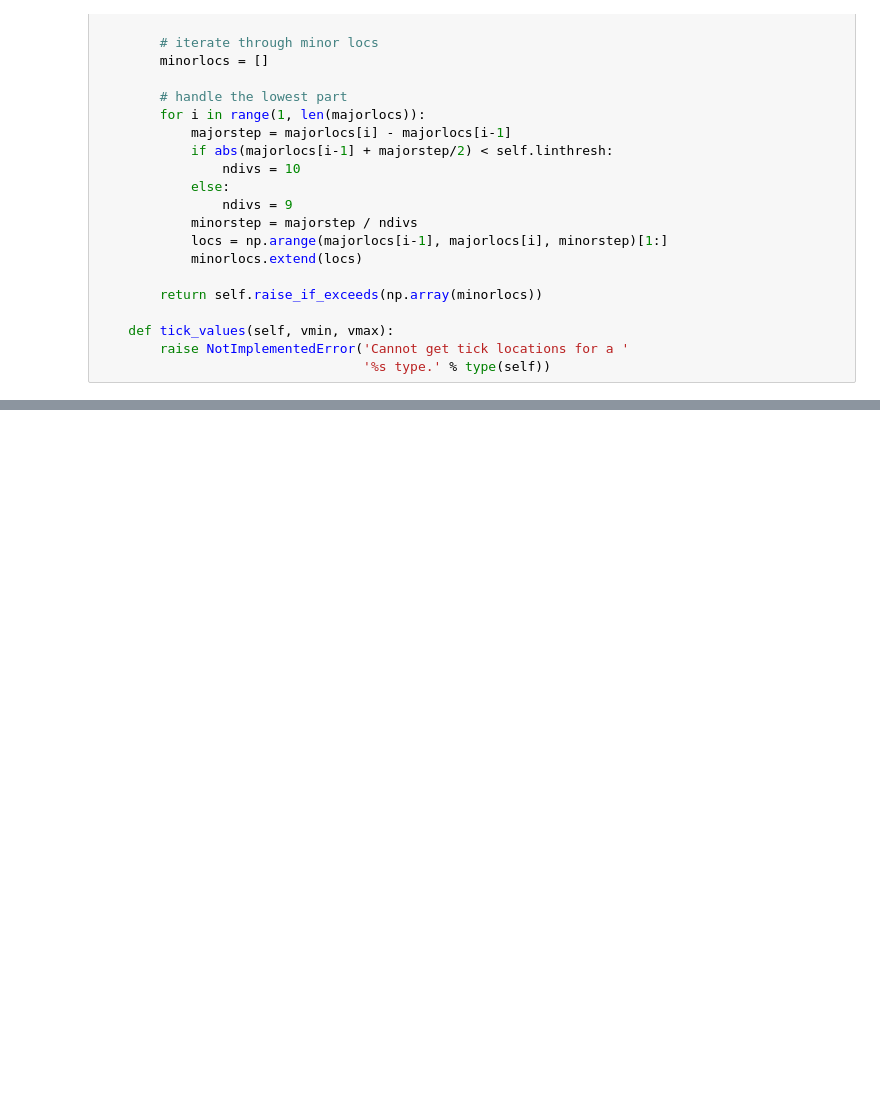
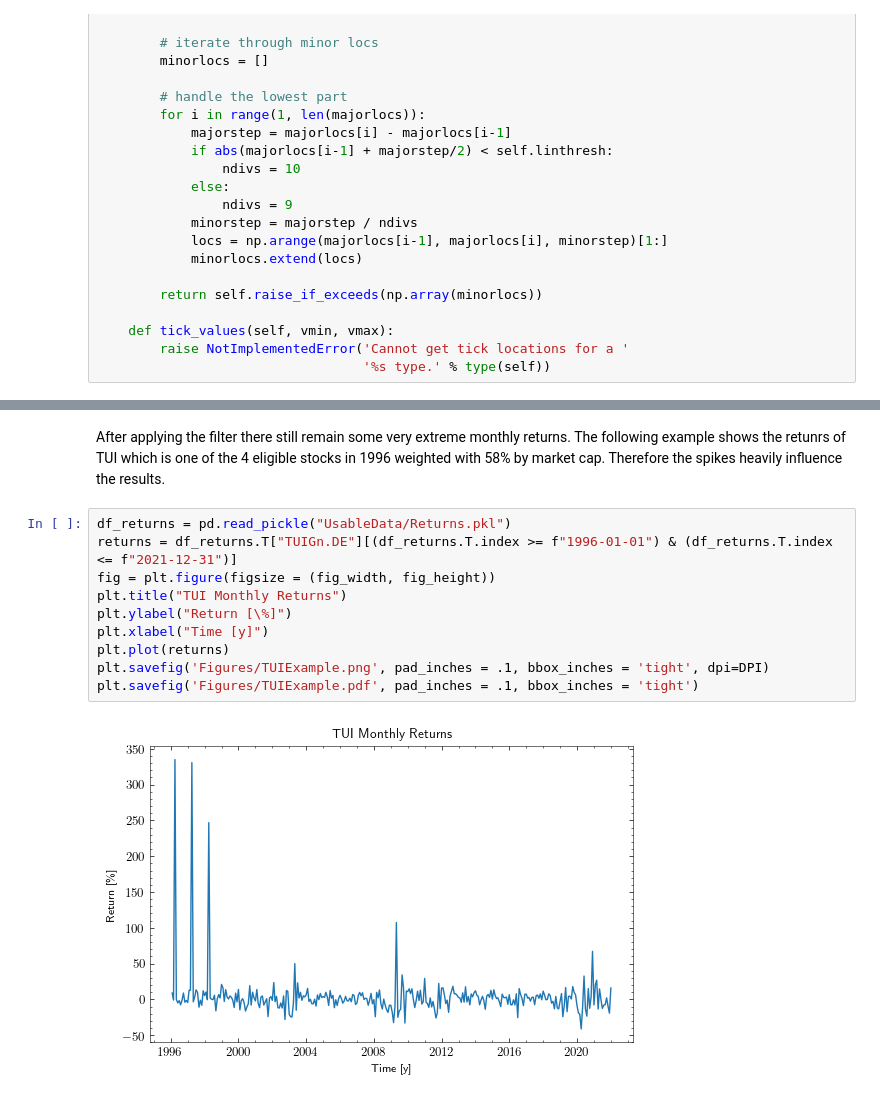
Before and after one commit to Mov0/FDS_Smart_Betas, a Jupyter notebook: Figures.ipynb, the cells around one changed output, grey strips where cells are left out. Cells and saved outputs as stored; diff of their text form; blank space fills up the shorter version.

Commit message:
Intermediate results as presented in presentation

```diff
--- a/Figures.ipynb
+++ b/Figures.ipynb
@@ -214,3 +216,17 @@ plt.grid()
 plt.savefig('Figures/ReturnsComparison.pdf', pad_inches = .1, bbox_inches = 'tight')
 # %% [output]
 [figure]
+# %% [markdown]
+After applying the filter there still remain some very extreme monthly returns. The following example shows the retunrs of TUI which is one of the 4 eligible stocks in 1996 weighted with 58% by market cap. Therefore the spikes heavily influence the results.
+# %%
+df_returns = pd.read_pickle("UsableData/Returns.pkl")
+returns = df_returns.T["TUIGn.DE"][(df_returns.T.index >= f"1996-01-01") & (df_returns.T.index <= f"2021-12-31")]
+fig = plt.figure(figsize = (fig_width, fig_height))
+plt.title("TUI Monthly Returns")
+plt.ylabel("Return [\%]")
+plt.xlabel("Time [y]")
+plt.plot(returns)
+plt.savefig('Figures/TUIExample.png', pad_inches = .1, bbox_inches = 'tight', dpi=DPI)
+plt.savefig('Figures/TUIExample.pdf', pad_inches = .1, bbox_inches = 'tight')
+# %% [output]
+[figure, added]
```
Also changed, not shown: parts of 9 cells of this notebook, 18 other files.
